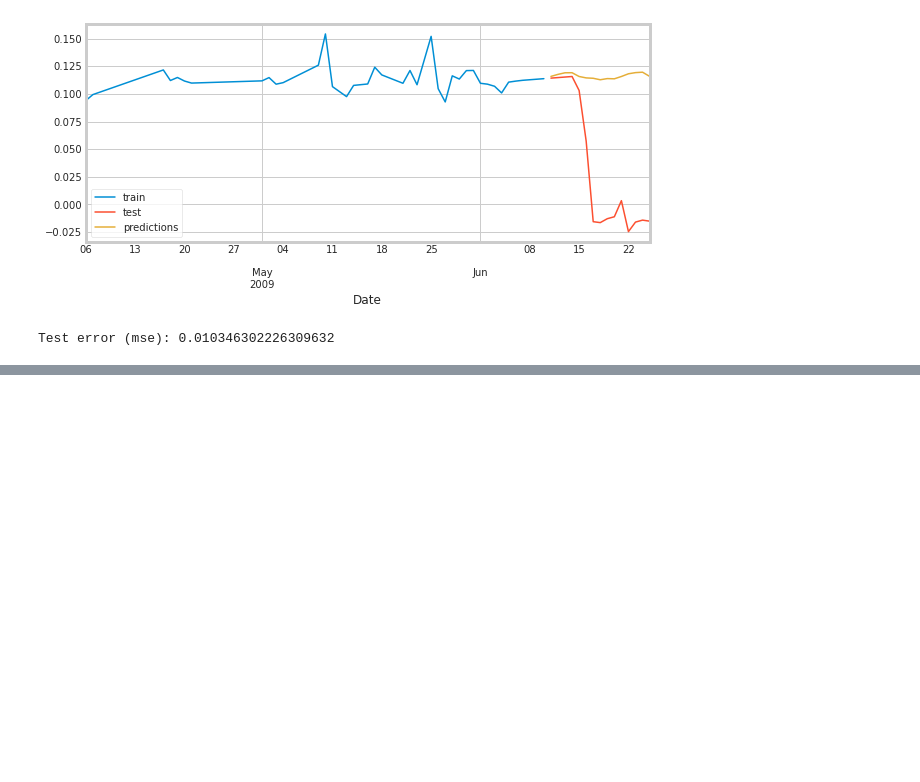
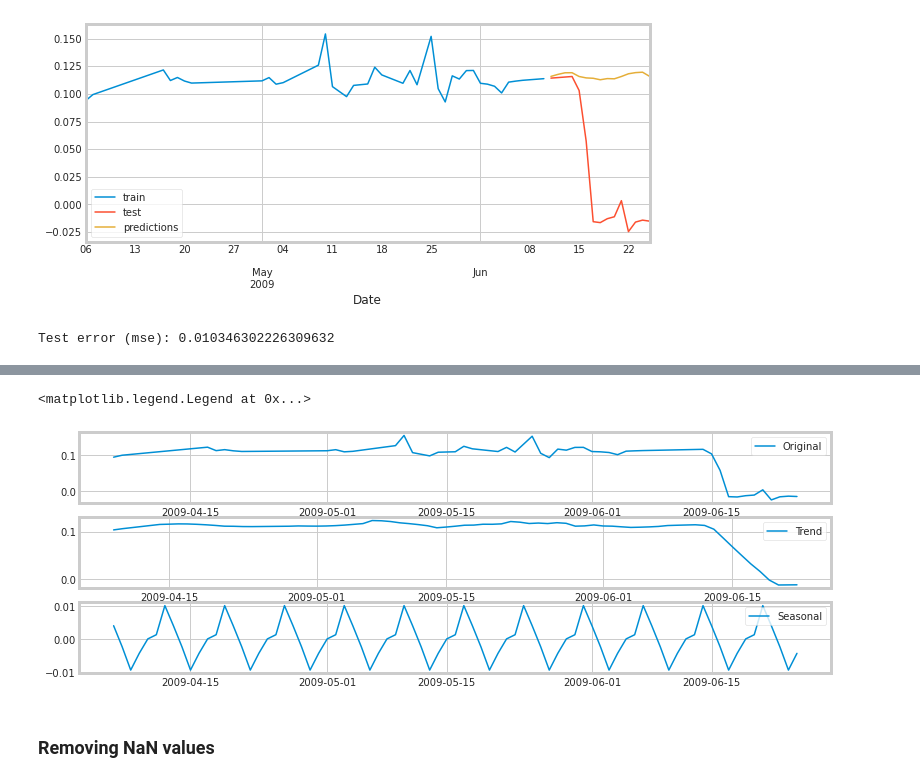
Before and after one commit to AlgirMina/Sem2CA2, a Jupyter notebook: SEM2CA2.ipynb, the cells around one changed output, grey strips where cells are left out. Drawn from its saved outputs; the diff is of its cells as text; code cells hidden in the pictures; blank space fills up the shorter version.

```diff
--- a/SEM2CA2.ipynb
+++ b/SEM2CA2.ipynb
@@ -999,0 +1178,22 @@ ModuleNotFoundError: No module named 'sktime.forecasting.ensemble'
+# %%
+from statsmodels.tsa.seasonal import seasonal_decompose
+result=seasonal_decompose(dtime['Sentiment'], model='additive')
+# %%
+trend= result.trend
+seasonal=result.seasonal
+# %%
+plt.figure(figsize=(12, 6))
+plt.subplot(4, 1, 1)
+plt.plot(dtime['Sentiment'], label='Original')
+plt.legend(loc='best')
+plt.subplot(4, 1, 2)
+plt.plot(trend, label='Trend')
+plt.legend(loc='best')
+plt.subplot(4, 1, 3)
+plt.plot(seasonal, label='Seasonal')
+plt.legend(loc='best')
+# %% [output]
+<matplotlib.legend.Legend at 0x...>
+[figure, added]
+# %% [markdown]
+### Removing NaN values
```
Also changed, not shown: parts of 52 cells of this notebook.
